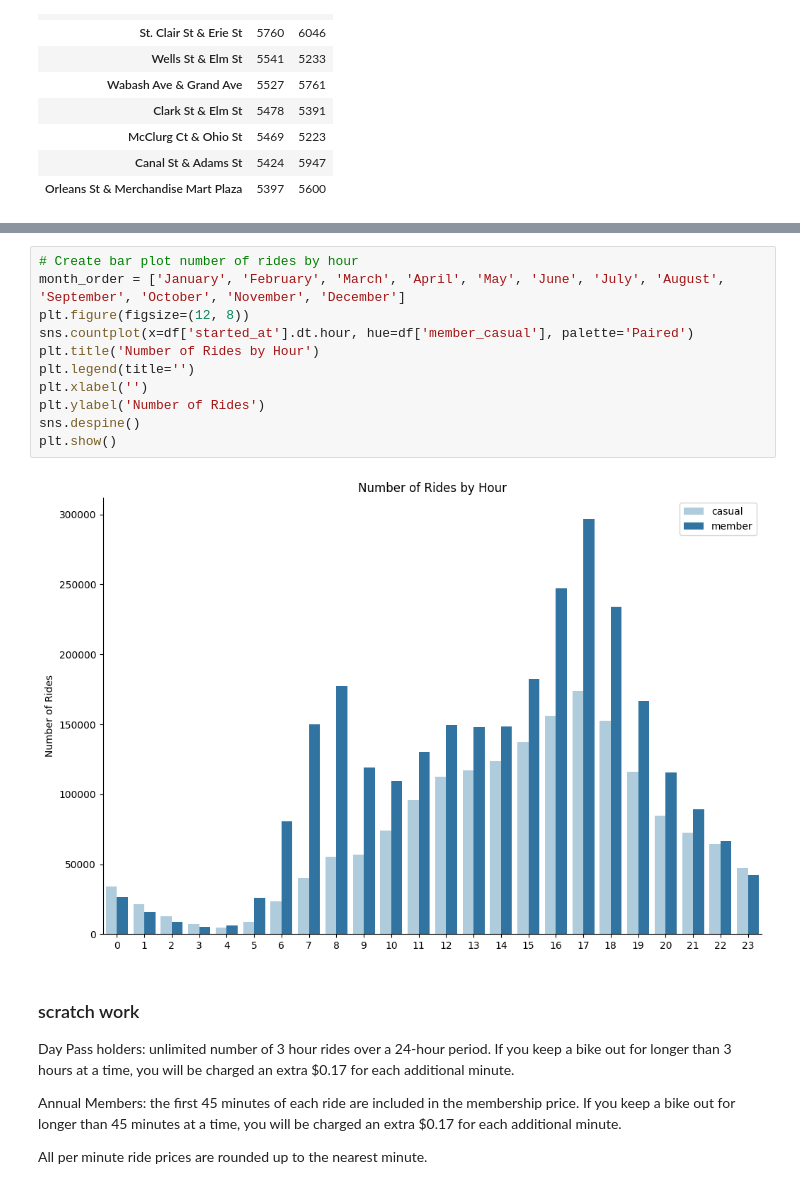
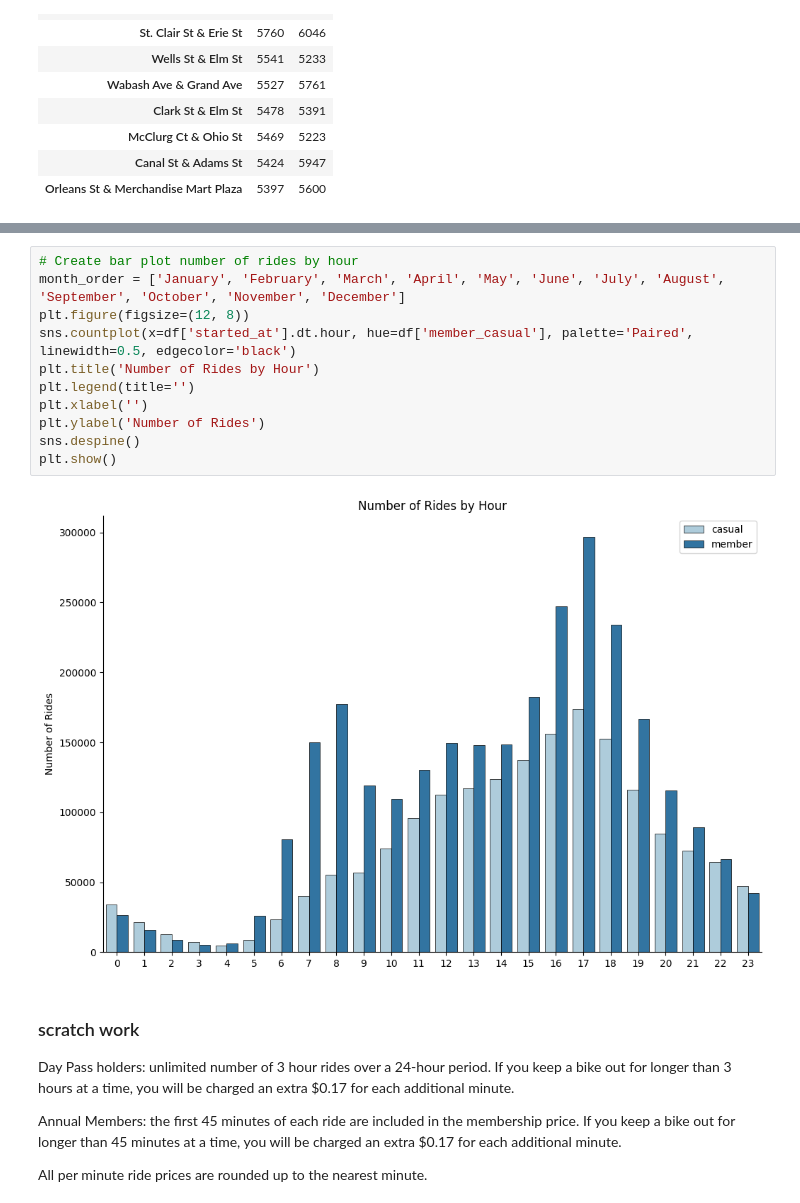
Before and after one commit to andyguo0228/bike_share_python, a Jupyter notebook: scratchbook.ipynb, the cells around one changed output, grey strips where cells are left out. Drawn from its saved outputs; the diff is of its cells as text.

```diff
--- a/scratchbook.ipynb
+++ b/scratchbook.ipynb
@@ -416,16 +416,16 @@ plt.show()
 # %%
 # Create bar plot number of rides by hour
 month_order = ['January', 'February', 'March', 'April', 'May', 'June', 'July', 'August', 'September', 'October', 'November', 'December']
 plt.figure(figsize=(12, 8))
-sns.countplot(x=df['started_at'].dt.hour, hue=df['member_casual'], palette='Paired')
+sns.countplot(x=df['started_at'].dt.hour, hue=df['member_casual'], palette='Paired', linewidth=0.5, edgecolor='black')
 plt.title('Number of Rides by Hour')
 plt.legend(title='')
 plt.xlabel('')
 plt.ylabel('Number of Rides')
 sns.despine()
 plt.show()
 # %% [output]
-[figure, old version]
+[figure, new version]
 # %% [markdown]
 ### scratch work
 Day Pass holders: unlimited number of 3 hour rides over a 24-hour period. If you keep a bike out for longer than 3 hours at a time, you will be charged an extra $0.17 for each additional minute.
```
Also changed, not shown: parts of 7 cells of this notebook.
